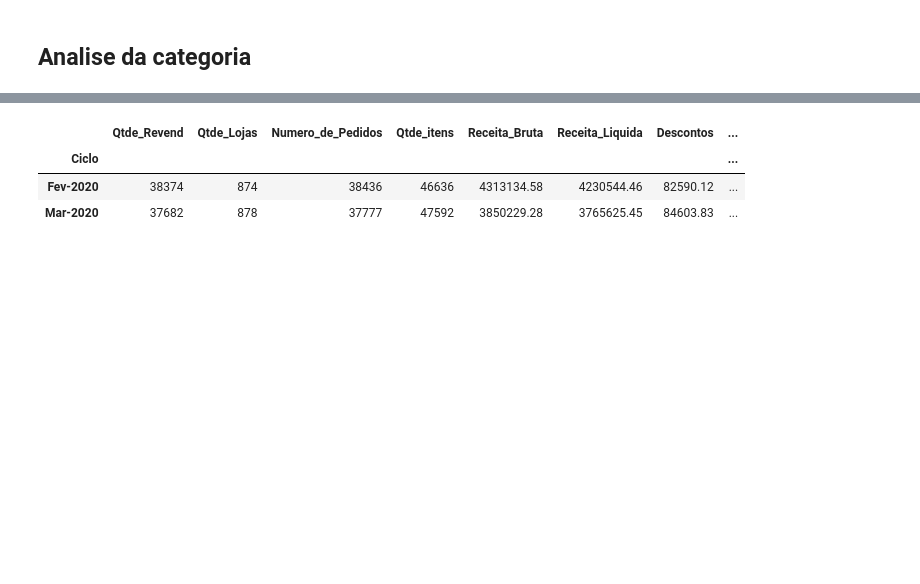
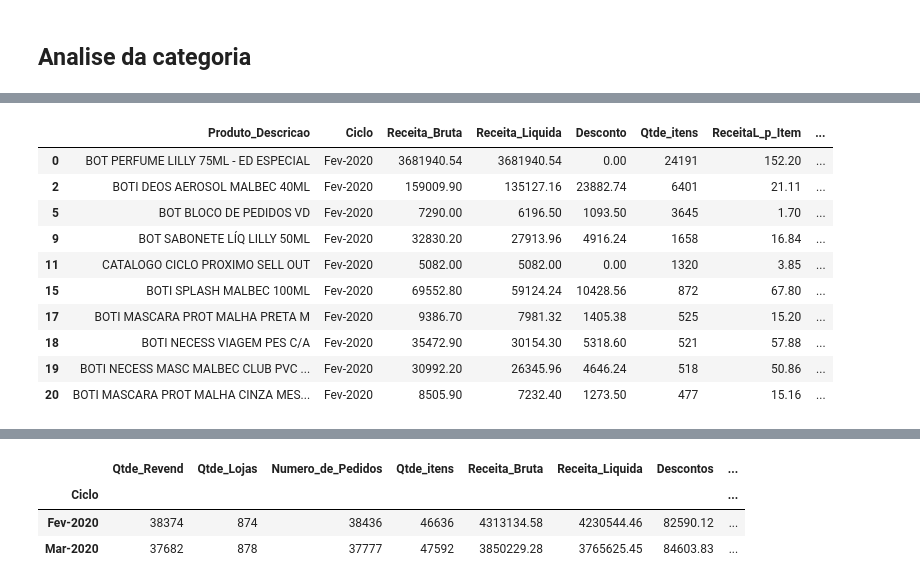
Before and after one commit to WanderScheidegger/Boticario_case, a Jupyter notebook: case_boticario.ipynb, the cells around one changed output, grey strips where cells are left out. Saved outputs shown, nothing was run; the diff lists cells and outputs as text; code cells hidden in the pictures; blank space fills up the shorter version.

```diff
--- a/case_boticario.ipynb
+++ b/case_boticario.ipynb
@@ -109,0 +187,27 @@ fig.show()
+# %%
+produtos = base.groupby(['Produto_Descricao', 'Ciclo']).\
+    agg({'Receita_Bruta':'sum', 'Receita_Liquida':'sum', \
+        'Desconto':'sum', 'Pedido_Valor_Volume':'sum'}).round(3).\
+    rename(columns={"Pedido_Valor_Volume": "Qtde_itens"}).sort_values(by='Qtde_itens', ascending=False).reset_index()
+
+produtos['ReceitaL_p_Item'] = round(produtos['Receita_Liquida'] / produtos['Qtde_itens'],2)
+
+produtos['% Qtde_Itens'] = produtos.apply(lambda x: round(100*(x['Qtde_itens'] / ((produtos[produtos['Produto_Descricao']==x['Produto_Descricao']]['Qtde_itens'].sum()) \
+    - x['Qtde_itens']) - 1), 2), axis=1)
+
+produtos['% Liq_med_p_Item'] = produtos.apply(lambda x: round(100*(x['ReceitaL_p_Item'] / ((produtos[produtos['Produto_Descricao']==x['Produto_Descricao']]['ReceitaL_p_Item'].sum()) \
+    - x['ReceitaL_p_Item']) - 1), 2), axis=1)
+# %%
+produtos[produtos['Ciclo'] == 'Fev-2020'].head(10)
+# %% [output]
+|  | Produto_Descricao | Ciclo | Receita_Bruta | Receita_Liquida | Desconto | Qtde_itens | ReceitaL_p_Item | ... |
+| 0 | BOT PERFUME LILLY 75ML - ED ESPECIAL | Fev-2020 | 3681940.54 | 3681940.54 | 0.00 | 24191 | 152.20 | ... |
+| 2 | BOTI DEOS AEROSOL MALBEC 40ML | Fev-2020 | 159009.90 | 135127.16 | 23882.74 | 6401 | 21.11 | ... |
+| 5 | BOT BLOCO DE PEDIDOS VD | Fev-2020 | 7290.00 | 6196.50 | 1093.50 | 3645 | 1.70 | ... |
+| 9 | BOT SABONETE LÍQ LILLY 50ML | Fev-2020 | 32830.20 | 27913.96 | 4916.24 | 1658 | 16.84 | ... |
+| 11 | CATALOGO CICLO PROXIMO SELL OUT | Fev-2020 | 5082.00 | 5082.00 | 0.00 | 1320 | 3.85 | ... |
+| 15 | BOTI SPLASH MALBEC 100ML | Fev-2020 | 69552.80 | 59124.24 | 10428.56 | 872 | 67.80 | ... |
+| 17 | BOTI MASCARA PROT MALHA PRETA M | Fev-2020 | 9386.70 | 7981.32 | 1405.38 | 525 | 15.20 | ... |
+| 18 | BOTI NECESS VIAGEM PES C/A | Fev-2020 | 35472.90 | 30154.30 | 5318.60 | 521 | 57.88 | ... |
+| 19 | BOTI NECESS MASC MALBEC CLUB PVC ... | Fev-2020 | 30992.20 | 26345.96 | 4646.24 | 518 | 50.86 | ... |
+| 20 | BOTI MASCARA PROT MALHA CINZA MES... | Fev-2020 | 8505.90 | 7232.40 | 1273.50 | 477 | 15.16 | ... |
```
Also changed, not shown: parts of 23 cells of this notebook, 1 other file.
